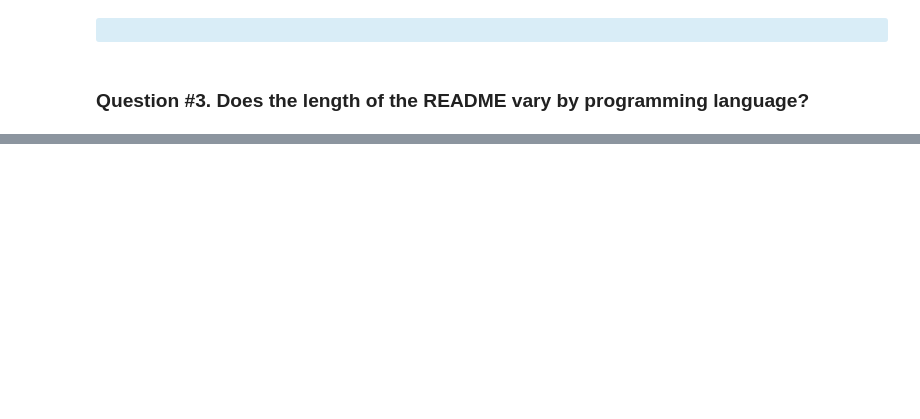
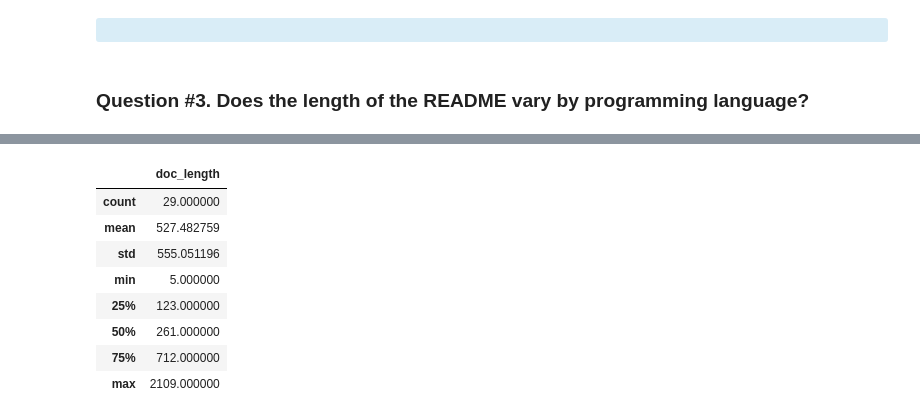
Before and after one commit to AC-Readme/nlp_project, a Jupyter notebook: final_project_notebook.ipynb, the cells around one changed output, grey strips where cells are left out. Drawn from its saved outputs; the diff is of its cells as text; code cells hidden in the pictures; blank space fills up the shorter version.

```diff
--- a/final_project_notebook.ipynb
+++ b/final_project_notebook.ipynb
@@ -362,0 +377,12 @@ tfidf.vocabulary_
+# %%
+python_train.describe()
+# %% [output]
+|  | doc_length |
+| count | 29.000000 |
+| mean | 527.482759 |
+| std | 555.051196 |
+| min | 5.000000 |
+| 25% | 123.000000 |
+| 50% | 261.000000 |
+| 75% | 712.000000 |
+| max | 2109.000000 |
```
Also changed, not shown: parts of 21 cells of this notebook.
